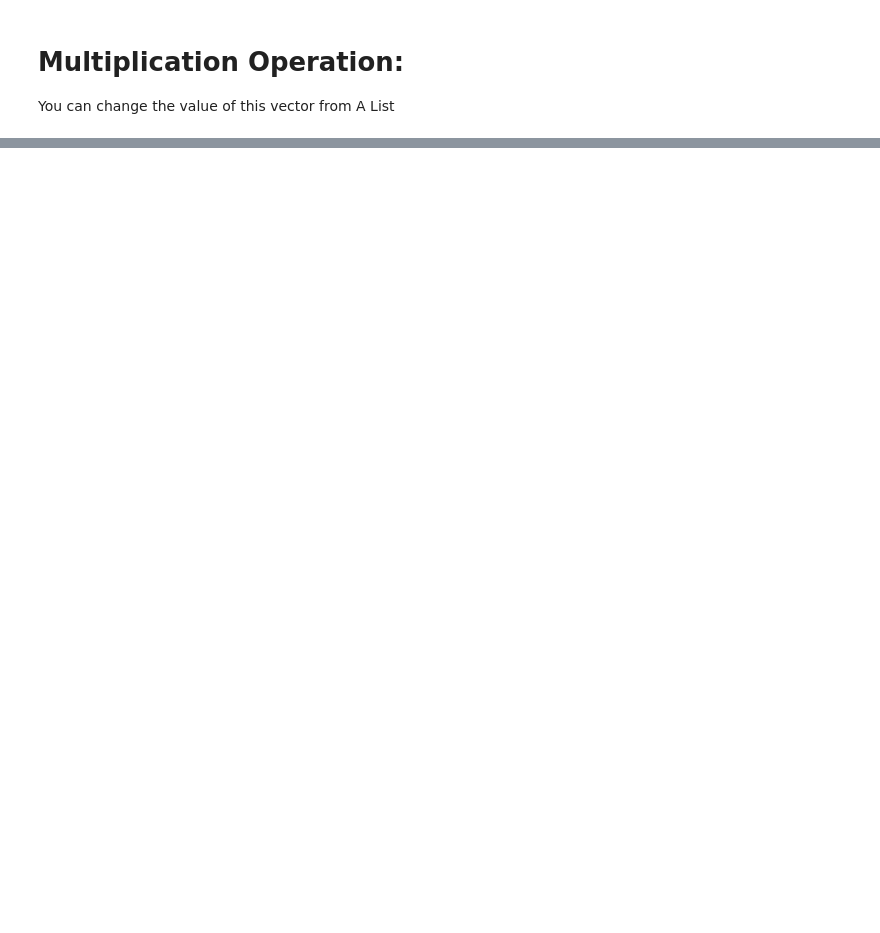
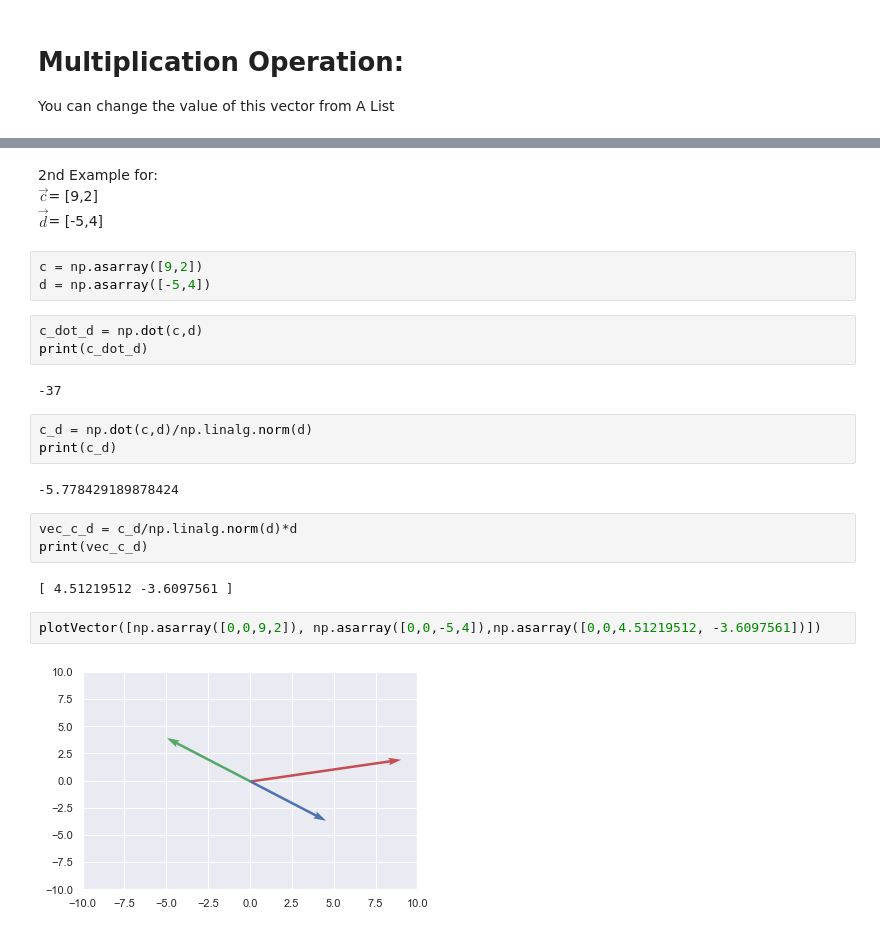
Before and after one commit to somnath119/Deep-Learning-Basics, a Jupyter notebook: VectorOperation.ipynb, the cells around one changed output, grey strips where cells are left out. Saved outputs shown, nothing was run; the diff lists cells and outputs as text; blank space fills up the shorter version.

```diff
--- a/VectorOperation.ipynb
+++ b/VectorOperation.ipynb
@@ -44,0 +80,26 @@ plotVector([A[0],A[1],A[0]*A[2]])
+# %% [markdown]
+2nd Example for: <br/>
+$\vec{c}$= \[9,2] <br/>
+$\vec{d}$= \[-5,4]
+# %%
+c = np.asarray([9,2])
+d = np.asarray([-5,4])
+# %%
+c_dot_d = np.dot(c,d)
+print(c_dot_d)
+# %% [output]
+-37
+# %%
+c_d = np.dot(c,d)/np.linalg.norm(d)
+print(c_d)
+# %% [output]
+-5.778429189878424
+# %%
+vec_c_d = c_d/np.linalg.norm(d)*d
+print(vec_c_d)
+# %% [output]
+[ 4.51219512 -3.6097561 ]
+# %%
+plotVector([np.asarray([0,0,9,2]), np.asarray([0,0,-5,4]),np.asarray([0,0,4.51219512, -3.6097561])])
+# %% [output]
+[figure, added]
```
Also changed, not shown: parts of 14 cells of this notebook.
